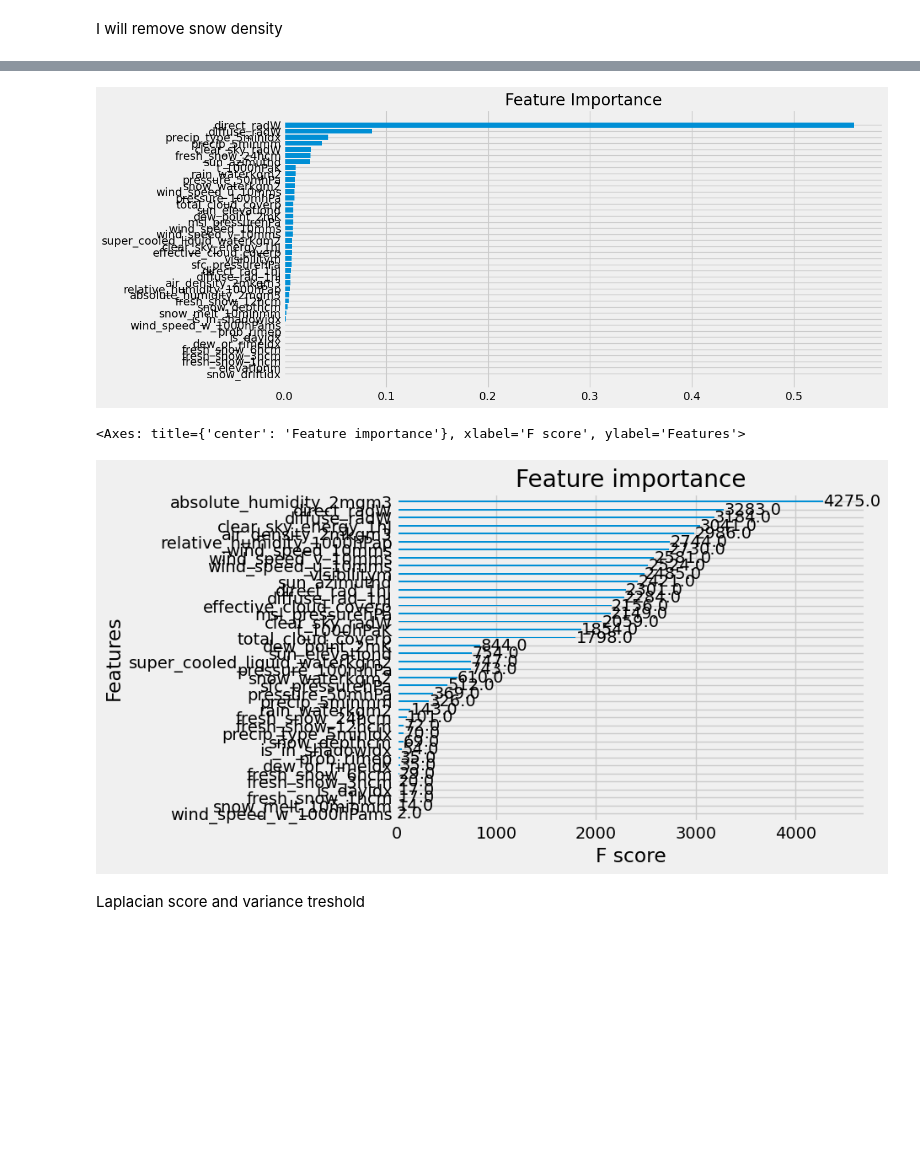
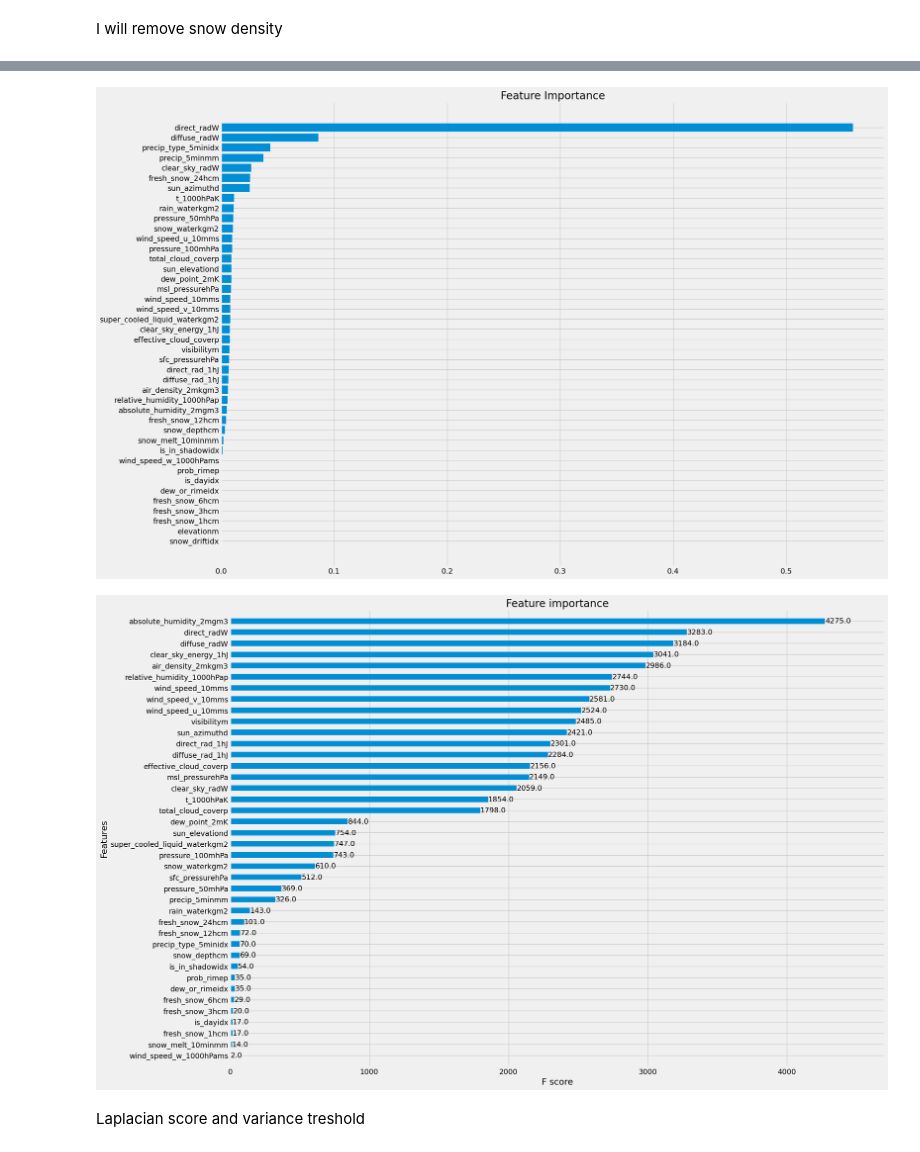
Before and after one commit to Bergschtein/Solar-Energy-Prediction, a Jupyter notebook: xgboost.ipynb, the cells around one changed output, grey strips where cells are left out. Cells and saved outputs as stored; diff of their text form; code cells hidden in the pictures; blank space fills up the shorter version.

```diff
--- a/xgboost.ipynb
+++ b/xgboost.ipynb
@@ -99,7 +92,7 @@ data = data.rename(columns = lambda x:re.sub('[^A-Za-z0-9_]+', '', x)) #remove t
 import xgboost as xgb
 
 Y = data['pv_measurement']
-X = data.drop(columns=['time', 'pv_measurement'])
+X = data.drop(columns=['pv_measurement'])
 
 X_train, X_test, Y_train, Y_test = train_test_split(X, Y, test_size=0.2)
 
@@ -110,19 +113,20 @@ KeyError: "['time'] not found in axis"
 # %%
 
 feature_importance = reg_full.feature_importances_
 sorted_idx = np.argsort(feature_importance)
-fig = plt.figure(figsize=(12, 6))
+fig = plt.figure(figsize=(20, 15))
 plt.barh(range(len(sorted_idx)), feature_importance[sorted_idx], align='center')
 plt.yticks(range(len(sorted_idx)), np.array(X.columns)[sorted_idx])
 plt.title('Feature Importance')
 plt.show()
 # %% [output]
-[figure, old version]
+[figure, new version]
-# %%
-xgb.plot_importance(reg_full)
-# %% [output]
-<Axes: title={'center': 'Feature importance'}, xlabel='F score', ylabel='Features'>
-[figure, removed]
+# %%
+f, ax = plt.subplots(figsize=(20, 15))
+xgb.plot_importance(reg_full, height=0.5, ax=ax)
+plt.show()
+# %% [output]
+[figure, added]
 # %% [markdown]
 Laplacian score and variance treshold
 # %%
```
Also changed, not shown: parts of 7 cells of this notebook.
